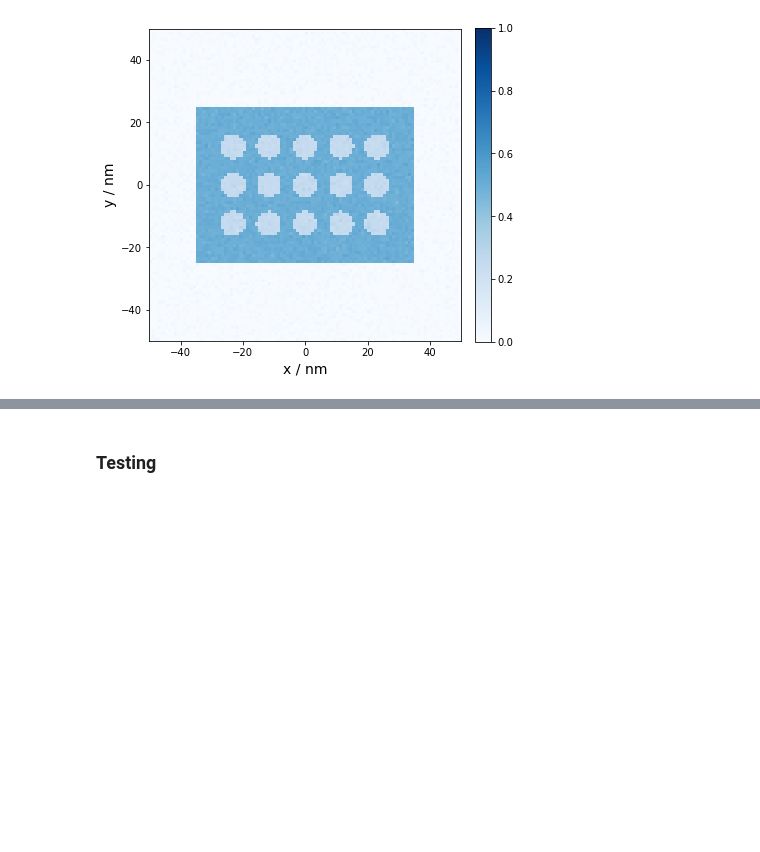
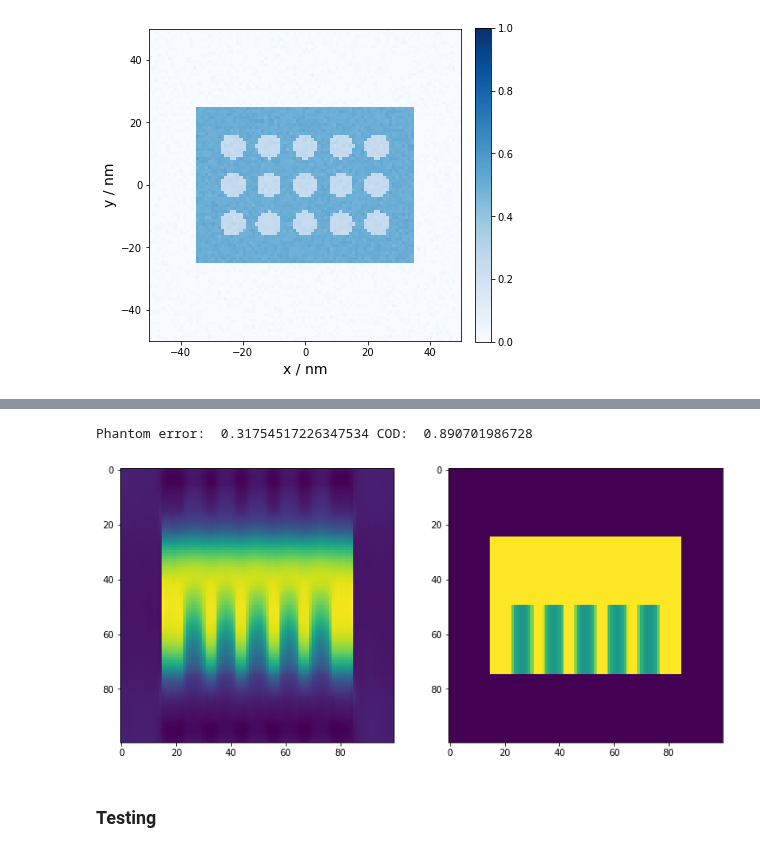
Before and after one commit to grlewis333/phd-work, a Jupyter notebook: multi-axis-tomo/scalar-rot-proj.ipynb, the cells around one changed output, grey strips where cells are left out. Saved outputs shown, nothing was run; the diff lists cells and outputs as text; code cells hidden in the pictures; blank space fills up the shorter version.

```diff
--- a/multi-axis-tomo/scalar-rot-proj.ipynb
+++ b/multi-axis-tomo/scalar-rot-proj.ipynb
@@ -63,6 +63,11 @@ def compare_recon_phantom(recon_vector,P,ax=0,ay=0,az=0):
     ax2.imshow(np.flipud(np.mean(multi_axis.rotate_bulk(P,ax,ay,az),axis=2).T))
 
     print('Phantom error: ',multi_axis.phantom_error(P,recon_vector),'COD: ', multi_axis.COD(P,recon_vector))
+# %%
+compare_recon_phantom(recon_vector,P,ax=90)
+# %% [output]
+Phantom error:  0.31754517226347534 COD:  0.890701986728
+[figure, added]
 # %% [markdown]
 ### Testing
 # %%
```
Also changed, not shown: parts of 21 cells of this notebook, 14 other files.
